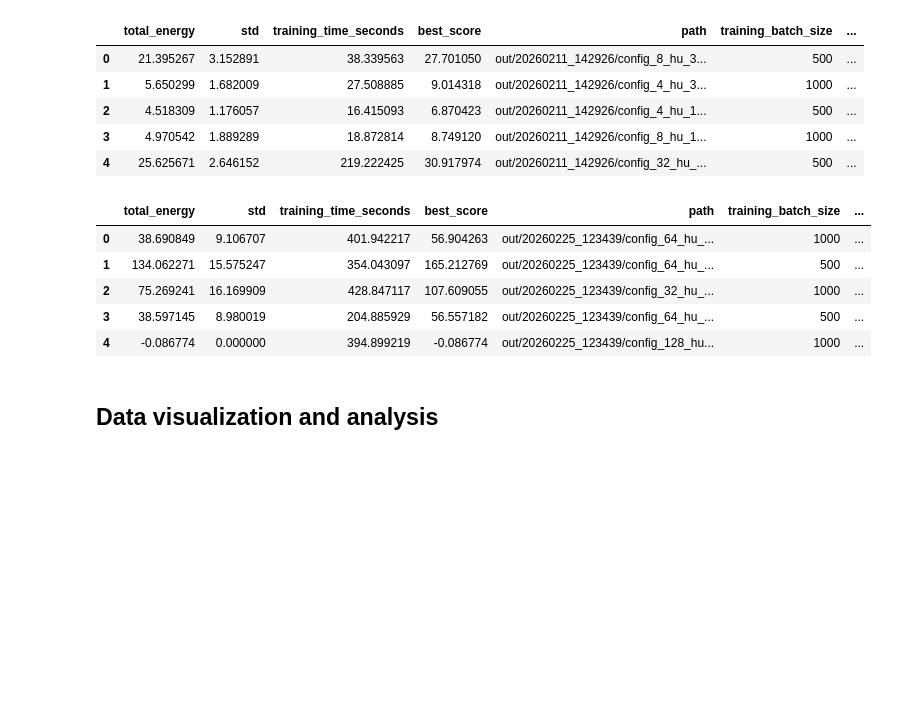
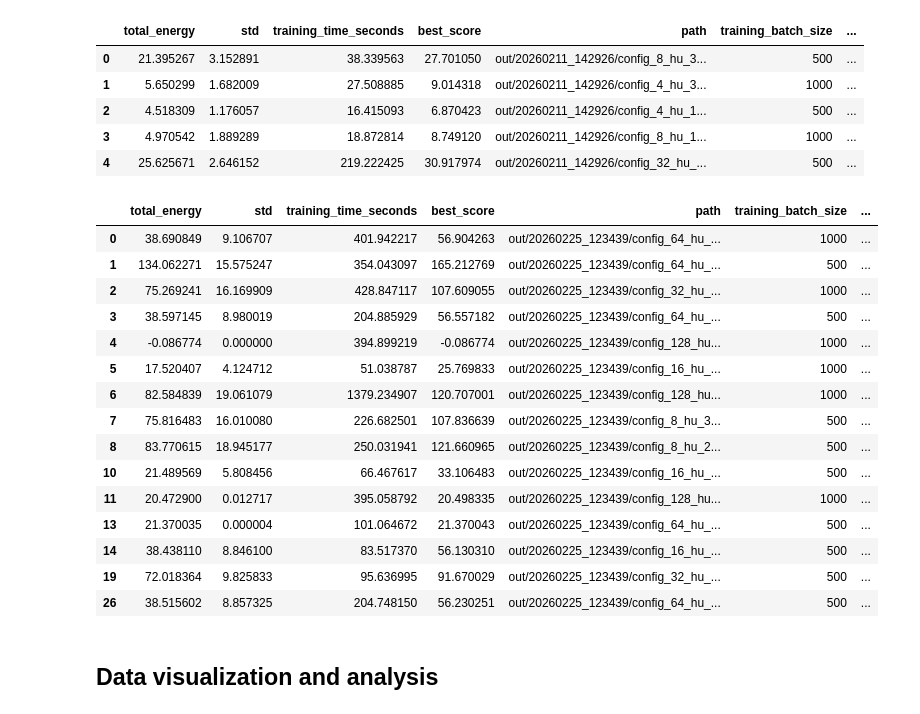
Before and after one commit to pfargas/data_analysis, a Jupyter notebook: result_analysis.ipynb, the cells around one changed output. Cells and saved outputs as stored; diff of their text form; code cells hidden in the pictures; blank space fills up the shorter version.

```diff
--- a/result_analysis.ipynb
+++ b/result_analysis.ipynb
@@ -92,14 +92,24 @@ df_normal_walkers.head()
 | 3 | 4.970542 | 1.889289 | 18.872814 | 8.749120 | out/20260211_142926/config_8_hu_1... | 1000 | ... |
 | 4 | 25.625671 | 2.646152 | 219.222425 | 30.917974 | out/20260211_142926/config_32_hu_... | 500 | ... |
 # %%
-df_zero_walkers.head()
+df_zero_walkers.groupby(["input_dim"]).head()
 # %% [output]
 |  | total_energy | std | training_time_seconds | best_score | path | training_batch_size | ... |
 | 0 | 38.690849 | 9.106707 | 401.942217 | 56.904263 | out/20260225_123439/config_64_hu_... | 1000 | ... |
 | 1 | 134.062271 | 15.575247 | 354.043097 | 165.212769 | out/20260225_123439/config_64_hu_... | 500 | ... |
 | 2 | 75.269241 | 16.169909 | 428.847117 | 107.609055 | out/20260225_123439/config_32_hu_... | 1000 | ... |
 | 3 | 38.597145 | 8.980019 | 204.885929 | 56.557182 | out/20260225_123439/config_64_hu_... | 500 | ... |
 | 4 | -0.086774 | 0.000000 | 394.899219 | -0.086774 | out/20260225_123439/config_128_hu... | 1000 | ... |
+| 5 | 17.520407 | 4.124712 | 51.038787 | 25.769833 | out/20260225_123439/config_16_hu_... | 1000 | ... |
+| 6 | 82.584839 | 19.061079 | 1379.234907 | 120.707001 | out/20260225_123439/config_128_hu... | 1000 | ... |
+| 7 | 75.816483 | 16.010080 | 226.682501 | 107.836639 | out/20260225_123439/config_8_hu_3... | 500 | ... |
+| 8 | 83.770615 | 18.945177 | 250.031941 | 121.660965 | out/20260225_123439/config_8_hu_2... | 500 | ... |
+| 10 | 21.489569 | 5.808456 | 66.467617 | 33.106483 | out/20260225_123439/config_16_hu_... | 500 | ... |
+| 11 | 20.472900 | 0.012717 | 395.058792 | 20.498335 | out/20260225_123439/config_128_hu... | 1000 | ... |
+| 13 | 21.370035 | 0.000004 | 101.064672 | 21.370043 | out/20260225_123439/config_64_hu_... | 500 | ... |
+| 14 | 38.438110 | 8.846100 | 83.517370 | 56.130310 | out/20260225_123439/config_16_hu_... | 500 | ... |
+| 19 | 72.018364 | 9.825833 | 95.636995 | 91.670029 | out/20260225_123439/config_32_hu_... | 500 | ... |
+| 26 | 38.515602 | 8.857325 | 204.748150 | 56.230251 | out/20260225_123439/config_64_hu_... | 500 | ... |
 # %%
 def aggregate_data(list_df: list[pd.DataFrame], groupby_cols: list[str], agg_col: str, agg_func: str) -> pd.DataFrame:
     """
```
Also changed, not shown: parts of 12 cells of this notebook.
